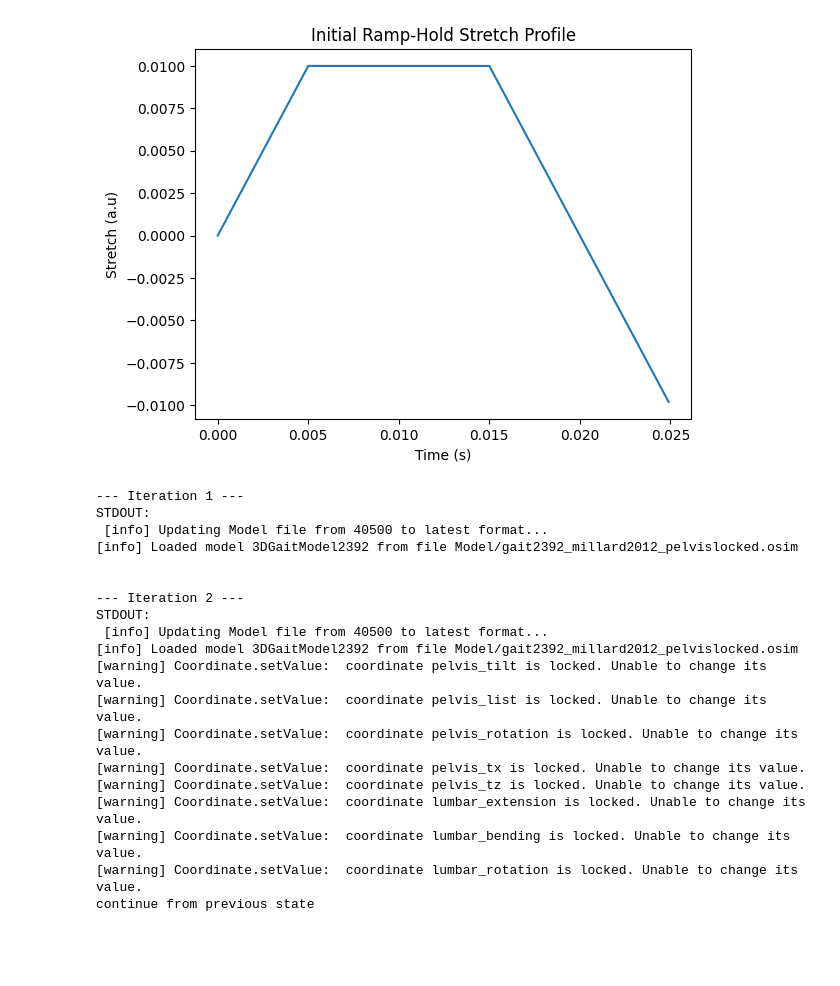
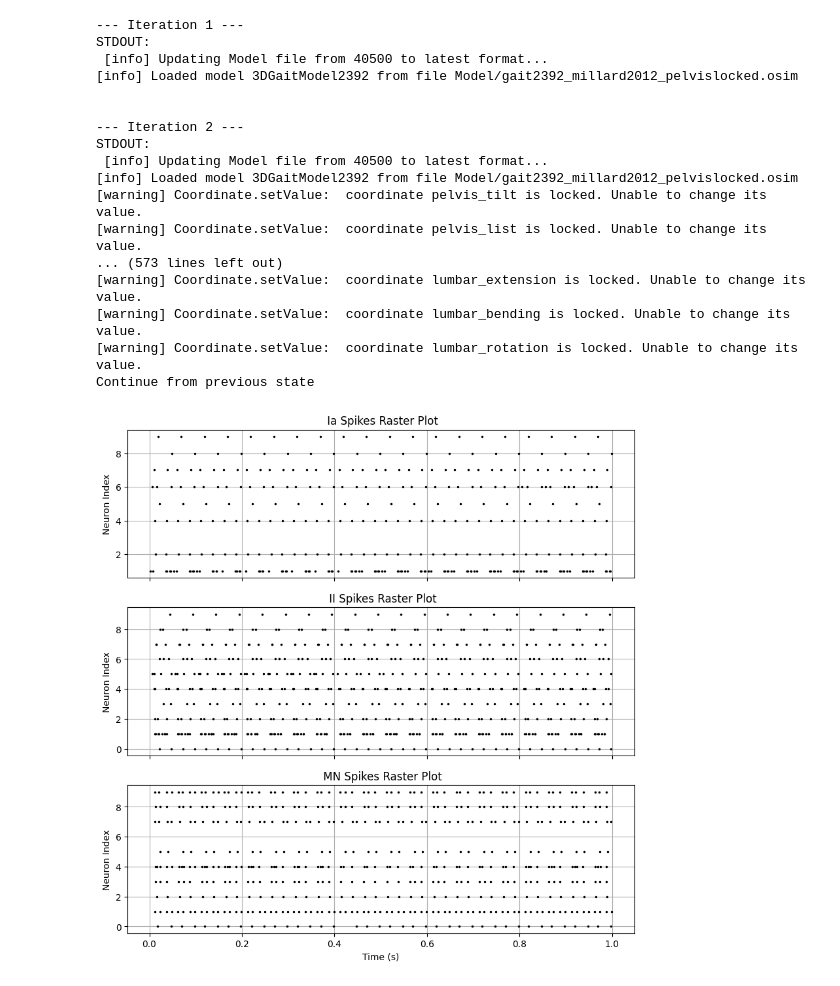
Before and after one commit to MathieuCharbonnier/Loop, a Jupyter notebook: Loop.ipynb, the cells around one changed output. Saved outputs shown, nothing was run; the diff lists cells and outputs as text; code cells hidden in the pictures; blank space fills up the shorter version.

```diff
--- a/Loop.ipynb
+++ b/Loop.ipynb
@@ -79,19 +39,22 @@ def NoInput(dt, T_reaction):
 # %%
-total_time= 1*second
+#total_time= 1*second
 t_stretching_afferent = 15*ms
 t_motoneuron_muscle = 10*ms
 t_reaction = t_stretching_afferent + t_motoneuron_muscle
 #n_loop = int(total_time/t_reaction)
-n_loop=2
+n_loop=40
 dt = 0.1*ms
 
-p,w=0.4,500*uS
+p_connection=0.4
+weigth=150*uS
 neuron_population = {"Ia": 10, "II": 10, "exc": 10, "motor": 10}
 
 initial_values_decoding_spikes={i: {'u0': [0.0, 0.0], 'c0': [0.0, 0.0], 'P0':[0.0], 'a0':[0.0]} for i in range(neuron_population["motor"])}
 
 muscle_name = "iliacus_r"
-stretch, velocity = RampHold(t_reaction, dt, v=2, t_ramp=5*ms, t_hold=15*ms, plot=True)
+
+stretch_initial, velocity_initial = np.zeros(int(t_reaction/dt)), np.zeros(int(t_reaction/dt))
+stretch, velocity=stretch_initial, velocity_initial
 
 name_output_spikes = 'spikes.json'
 name_output_muscle='df_muscle.csv'
@@ -102,17 +65,22 @@ data_spikes = {
     "MN": defaultdict(list)
 }
 resting_length=None
+states_opensim='states.sto'
 
 for j in range(n_loop):
 
     print(f"--- Iteration {j+1} ---")
-    spikes_all=run_neural_simulations(stretch, velocity, neuron_population,dt,t_reaction, w_run=500*uS, p_run=0.4 )
+    spikes_all=run_neural_simulations(stretch, velocity, neuron_population,dt,t_reaction, w_run=weigth, p_run=p_connection )
     for fiber_name, fiber_spikes in spikes_all.items():
       for neuron_id, spikes in fiber_spikes.items():
         data_spikes[fiber_name][neuron_id].extend(spikes/second+j*t_reaction/second)
 
-    u,c,p,activations, final_values=decode_spikes_to_activation([value/second for key, value in spikes_all["MN"].items()], dt/second, t_reaction/second, initial_values_decoding_spikes)
+    e,u,c,P,activations, final_values=decode_spikes_to_activation([value/second for key, value in spikes_all["MN"].items()], dt/second, t_reaction/second, initial_values_decoding_spikes)
     mean_activation = np.mean(activations, axis=0)
+    mean_e=np.mean(e, axis=0)
+    mean_u = np.mean(u, axis=0)
+    mean_c = np.mean(c, axis=0)
+    mean_P = np.mean(P, axis=0)
     initial_values_decoding_spikes =final_values
 
     # Create temporary files for both input and output
@@ -130,10 +98,10 @@ for j in range(n_loop):
             '--T', str(t_reaction/second),
             '--muscle', muscle_name,
             '--input_file', input_path,
-            '--output_file', output_path
+            '--output_file', output_path,
+            '--states_file', states_opensim,
+            '--iteration', str(j)
         ]
-        if j > 0:  # restart the simulation with the previous state
-            cmd.extend(['--resume_from', "states.sto"])
 
         # Run the process in the other environment
         process = subprocess.run(cmd, capture_output=True, text=True)
@@ -141,54 +109,57 @@ for j in range(n_loop):
         if process.stdout.strip():
             print("STDOUT:\n", process.stdout)
 
         if process.returncode == 0 and os.path.getsize(output_path) > 0:
             fiber_length=np.load(output_path)[1:]
             if j==0:
               resting_length=fiber_length[0]
             stretch=fiber_length/resting_length-1
+            velocity=np.gradient(stretch, np.arange(0, t_reaction, dt))
 
             # Create batch data dictionary
             batch_data_muscle = {
-              **{f'activation_{i}': activations[i] for i in range(neuron_population['motor'])},
-              'activation_mean': mean_activation,
+              #**{f'activation_{i}': activations[i] for i in range(neuron_population['motor'])},
+              'mean_e': mean_e,
+              'mean_u': mean_u,
+              'mean_c': mean_c,
+              'mean_P': mean_P,
+              'mean_activation': mean_activation,
               'fiber_length': fiber_length,
               'stretch': stretch,
-              'velocity': np.gradient(stretch)
+              'velocity': velocity
             }
             data_muscle.append(pd.DataFrame(batch_data_muscle))
         else:
           raise RuntimeError(f'Problem in iteration {j}. STDERR: {process.stderr}')
 
         # Clean up temporary files
         os.unlink(input_path)
         os.unlink(output_path)
 
 df_muscle = pd.concat(data_muscle)
 df_muscle['Time']=np.arange(0, len(df_muscle)*dt, dt)
 df_muscle.to_csv(name_output_muscle, index=False)
 
 with open(name_output_spikes, "w") as f:
     json.dump(data_spikes, f, indent=4)
 
-plot_times_series(name_output_spikes, name_output_muscle)
+plot_times_series(np.arange(0, t_reaction, dt),stretch_initial,name_output_spikes, name_output_muscle)
 # %% [output]
+--- Iteration 1 ---
+STDOUT:
+ [info] Updating Model file from 40500 to latest format...
+[info] Loaded model 3DGaitModel2392 from file Model/gait2392_millard2012_pelvislocked.osim
+
+
+--- Iteration 2 ---
+STDOUT:
+ [info] Updating Model file from 40500 to latest format...
+[info] Loaded model 3DGaitModel2392 from file Model/gait2392_millard2012_pelvislocked.osim
+[warning] Coordinate.setValue:  coordinate pelvis_tilt is locked. Unable to change its value.
+[warning] Coordinate.setValue:  coordinate pelvis_list is locked. Unable to change its value.
+... (573 lines left out)
+[warning] Coordinate.setValue:  coordinate lumbar_extension is locked. Unable to change its value.
+[warning] Coordinate.setValue:  coordinate lumbar_bending is locked. Unable to change its value.
+[warning] Coordinate.setValue:  coordinate lumbar_rotation is locked. Unable to change its value.
+Continue from previous state
-[figure, old version]
+[figure, new version]
---- Iteration 1 ---
-STDOUT:
- [info] Updating Model file from 40500 to latest format...
-[info] Loaded model 3DGaitModel2392 from file Model/gait2392_millard2012_pelvislocked.osim
-
-
---- Iteration 2 ---
-STDOUT:
- [info] Updating Model file from 40500 to latest format...
-[info] Loaded model 3DGaitModel2392 from file Model/gait2392_millard2012_pelvislocked.osim
-[warning] Coordinate.setValue:  coordinate pelvis_tilt is locked. Unable to change its value.
-[warning] Coordinate.setValue:  coordinate pelvis_list is locked. Unable to change its value.
-[warning] Coordinate.setValue:  coordinate pelvis_rotation is locked. Unable to change its value.
-[warning] Coordinate.setValue:  coordinate pelvis_tx is locked. Unable to change its value.
-[warning] Coordinate.setValue:  coordinate pelvis_tz is locked. Unable to change its value.
-[warning] Coordinate.setValue:  coordinate lumbar_extension is locked. Unable to change its value.
-[warning] Coordinate.setValue:  coordinate lumbar_bending is locked. Unable to change its value.
-[warning] Coordinate.setValue:  coordinate lumbar_rotation is locked. Unable to change its value.
-continue from previous state
```
Also changed, not shown: parts of 4 cells of this notebook.
